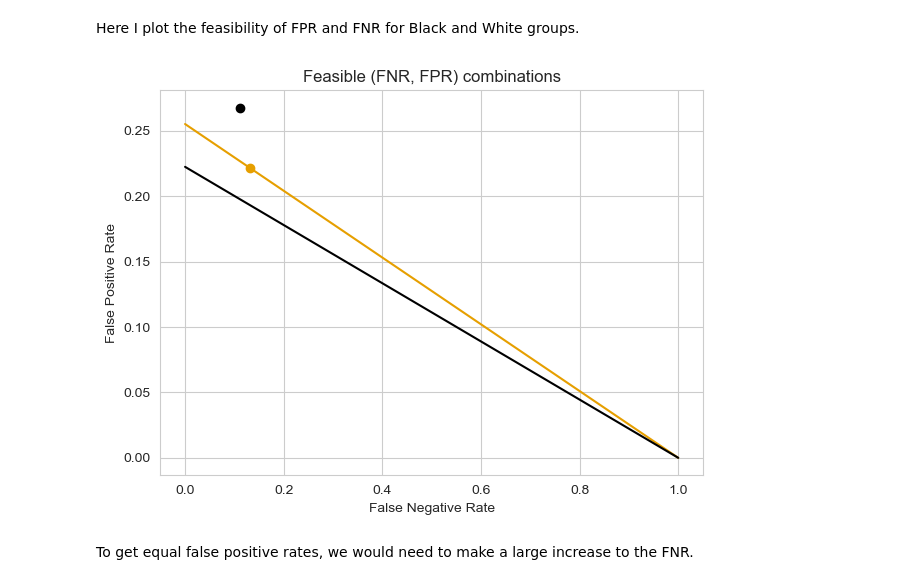
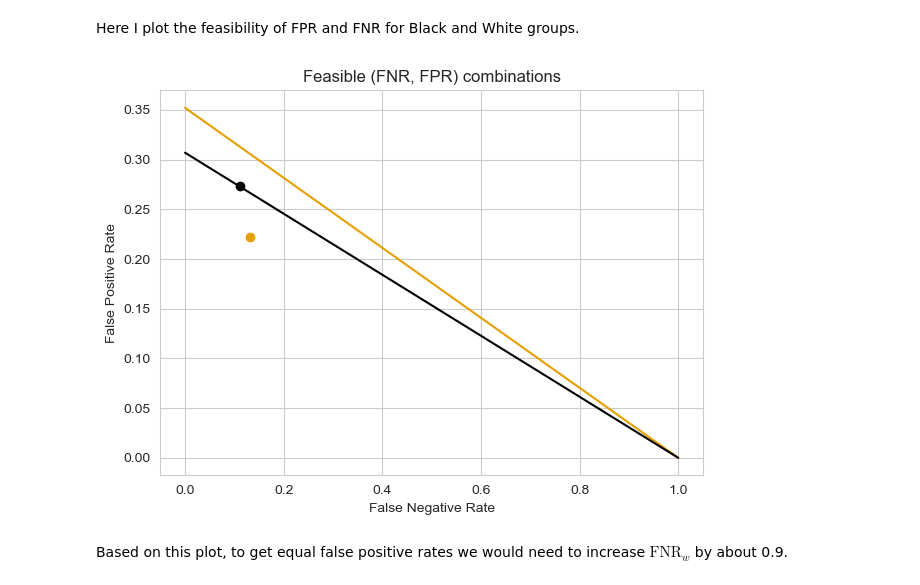
Before and after one commit to EpicET/EpicET.github.io, a Jupyter notebook: posts/blog3/index.ipynb, the cells around one changed output. Drawn from its saved outputs; the diff is of its cells as text; code cells hidden in the pictures.

```diff
--- a/posts/blog3/index.ipynb
+++ b/posts/blog3/index.ipynb
@@ -435,43 +437,43 @@ black_color = "#000000"
 feasible = filtered[["race", "fpr", "fnr", "p"]].copy()
 lines = []
 
-# Make fixed ppv based on the white ppv
-fixed_ppv = filtered.loc[filtered["race"] == "White", "ppv"].values[0]
+# Make fixed ppv based on the black ppv
+fixed_ppv = filtered.loc[filtered["race"] == "Black", "ppv"].values[0]
 fnr_range = np.linspace(0, 1, 100)
 
 # Compute feasible FPR for different FNR values
 for i, row in feasible.iterrows():
     race = row["race"]
     p = row["p"]
 
     fprs = (p / (1 - p)) * ((1 - fixed_ppv) / fixed_ppv) * (1 - fnr_range)
 
     for fnr, fpr in zip(fnr_range, fprs):
         lines.append({"race": race, "fnr": fnr, "fpr": fpr})
 
 lines_df = pd.DataFrame(lines)
 
 plt.figure(figsize=(7, 5))
 sns.set_style("whitegrid")
 
 # Plot observed (fnr, fpr)
 for i, row in feasible.iterrows():
     color = orange_color if row["race"] == "White" else black_color
     plt.scatter(row["fnr"], row["fpr"], color=color)
 
 # Plot feasible (fnr, fpr) line
 for race, color in zip(["White", "Black"], [orange_color, black_color]):
     line = lines_df[lines_df["race"] == race]
     plt.plot(line["fnr"], line["fpr"], color=color)
 
 plt.xlabel("False Negative Rate")
 plt.ylabel("False Positive Rate")
 plt.title("Feasible (FNR, FPR) combinations")
 plt.show()
 # %% [output]
-[figure, old version]
+[figure, new version]
 # %% [markdown]
-To get equal false positive rates, we would need to make a large increase to the FNR.
+Based on this plot, to get equal false positive rates we would need to increase $\mathrm{FNR}_w$ by about 0.9.
 # %% [markdown]
 ## Concluding Discussion
 
```
Also changed, not shown: parts of 21 cells of this notebook, 7 other files.
